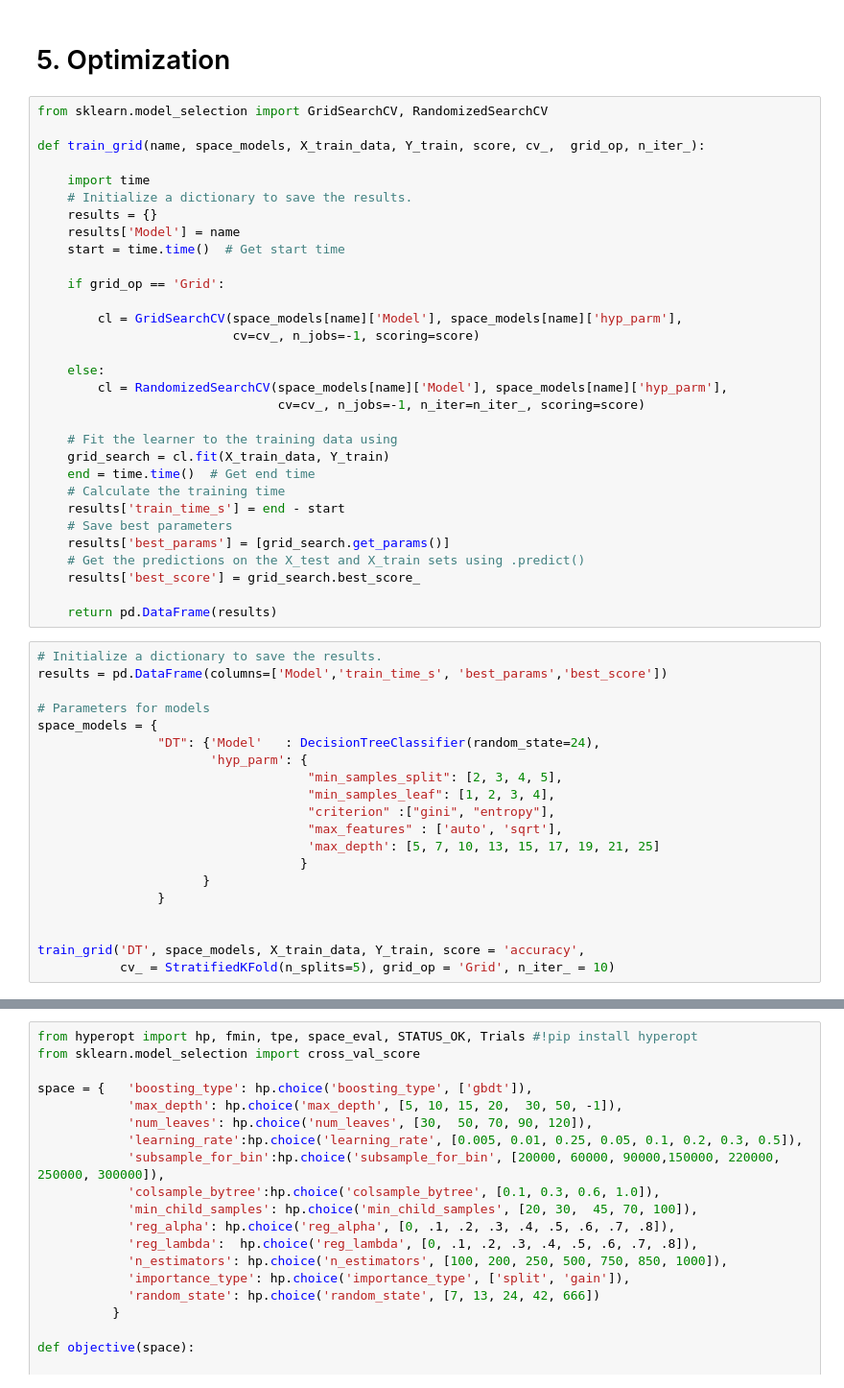
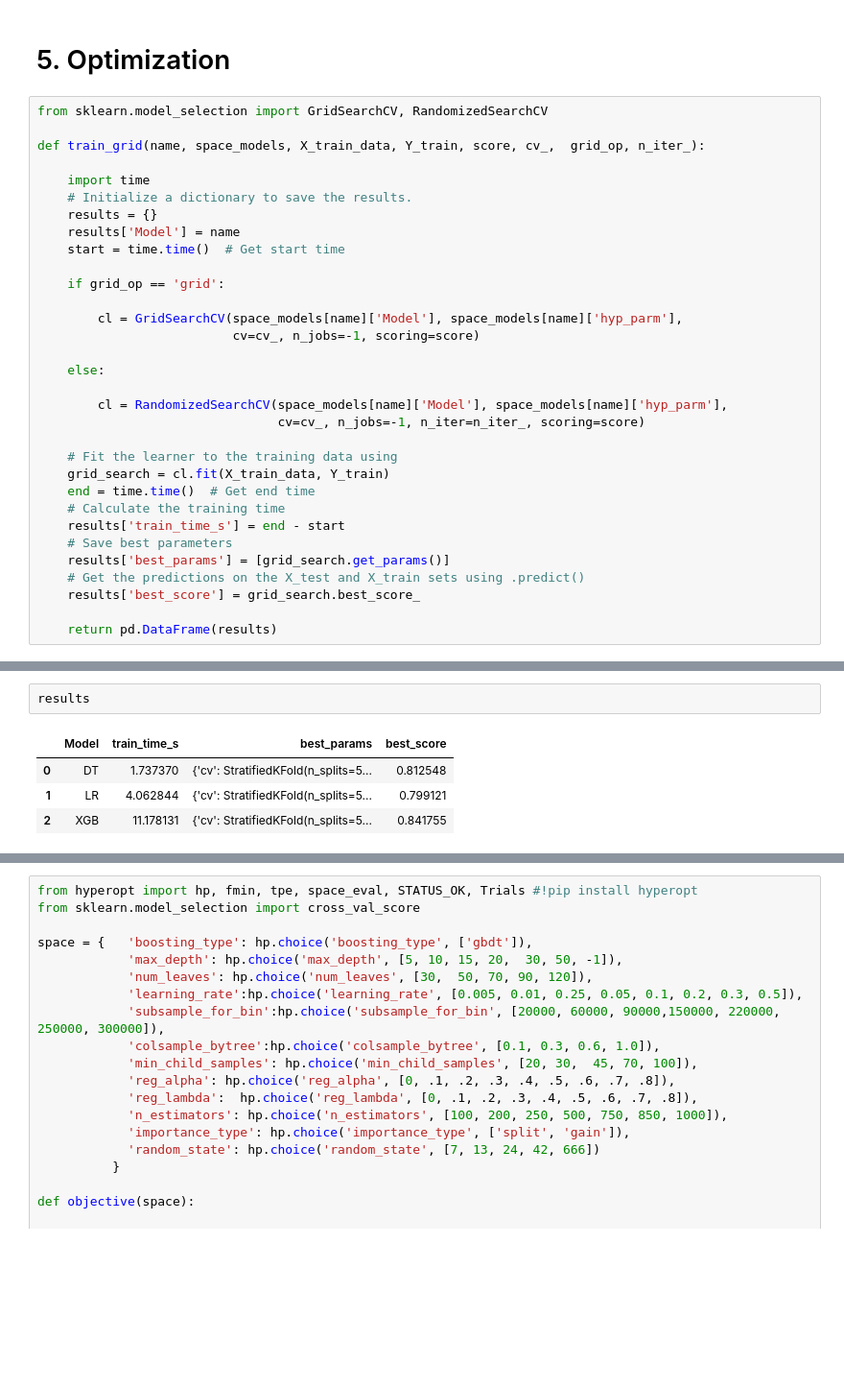
Before and after one commit to leoregino/Titanic, a Jupyter notebook: notebooks/exploration/MV_02_Predictions.ipynb, the cells around one changed output, grey strips where cells are left out. Shown: that part at 96% size. Cells and saved outputs as stored; diff of their text form; blank space fills up the shorter version.

```diff
--- a/notebooks/exploration/MV_02_Predictions.ipynb
+++ b/notebooks/exploration/MV_02_Predictions.ipynb
@@ -348,12 +333,13 @@ def train_grid(name, space_models, X_train_data, Y_train, score, cv_,  grid_op,
     results['Model'] = name
     start = time.time()  # Get start time
 
-    if grid_op == 'Grid':
+    if grid_op == 'grid':
 
         cl = GridSearchCV(space_models[name]['Model'], space_models[name]['hyp_parm'],
                           cv=cv_, n_jobs=-1, scoring=score)
 
     else:
+
         cl = RandomizedSearchCV(space_models[name]['Model'], space_models[name]['hyp_parm'],
                                 cv=cv_, n_jobs=-1, n_iter=n_iter_, scoring=score)
 
@@ -368,23 +354,3 @@ def train_grid(name, space_models, X_train_data, Y_train, score, cv_,  grid_op,
     results['best_score'] = grid_search.best_score_
 
     return pd.DataFrame(results)
-# %%
-# Initialize a dictionary to save the results.
-results = pd.DataFrame(columns=['Model','train_time_s', 'best_params','best_score'])
-
-# Parameters for models
-space_models = {
-                "DT": {'Model'   : DecisionTreeClassifier(random_state=24),
-                       'hyp_parm': {
-                                    "min_samples_split": [2, 3, 4, 5],
-                                    "min_samples_leaf": [1, 2, 3, 4],
-                                    "criterion" :["gini", "entropy"],
-                                    "max_features" : ['auto', 'sqrt'],
-                                    'max_depth': [5, 7, 10, 13, 15, 17, 19, 21, 25]
-                                   }
-                      }
-                }
-
-
-train_grid('DT', space_models, X_train_data, Y_train, score = 'accuracy',
-           cv_ = StratifiedKFold(n_splits=5), grid_op = 'Grid', n_iter_ = 10)
@@ -393,0 +427,7 @@ train_grid('DT', space_models, X_train_data, Y_train, score = 'accuracy',
+# %%
+results
+# %% [output]
+|  | Model | train_time_s | best_params | best_score |
+| 0 | DT | 1.737370 | {'cv': StratifiedKFold(n_splits=5... | 0.812548 |
+| 1 | LR | 4.062844 | {'cv': StratifiedKFold(n_splits=5... | 0.799121 |
+| 2 | XGB | 11.178131 | {'cv': StratifiedKFold(n_splits=5... | 0.841755 |
```
Also changed, not shown: parts of 6 cells of this notebook, 42 other files.
